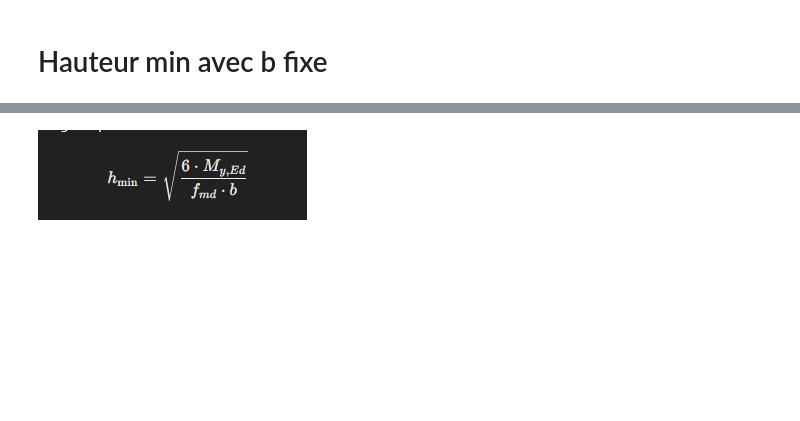
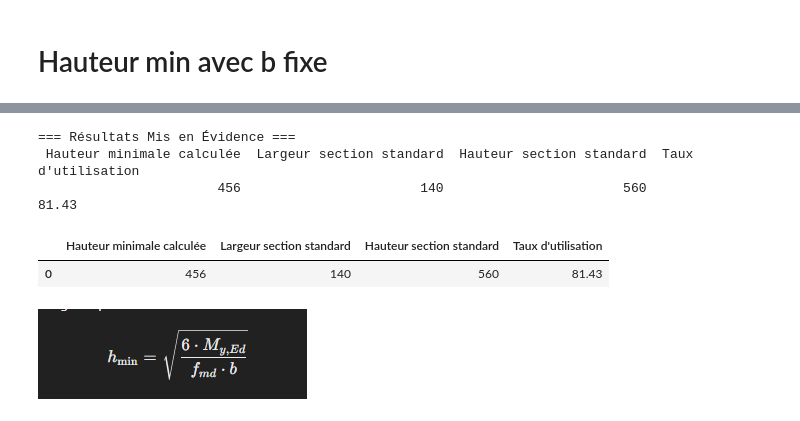
Before and after one commit to Erazq/Bois, a Jupyter notebook: Flexion mono axiale.ipynb, the cells around one changed output, grey strips where cells are left out. Cells and saved outputs as stored; diff of their text form; code cells hidden in the pictures; blank space fills up the shorter version.

```diff
--- a/Flexion mono axiale.ipynb
+++ b/Flexion mono axiale.ipynb
@@ -228,3 +152,66 @@ La hauteur minimale de la section est : 97 mm
+# %%
+import math
+import pandas as pd
+
+# Fonction pour calculer la hauteur minimale
+def hauteur_minimale(moment_flechissant_kNm, largeur, type_bois, classe_humidite, duree_application, ksys=1.0):
+    """
+    Calcule la hauteur minimale de la section pour respecter la vérification à la flexion monoaxiale.
+    """
+    moment_flechissant = moment_flechissant_kNm * 1e6  # Conversion de kNm à Nmm
+    f_md = parametres_bois[type_bois]["f_md"]
+    eta_t = {"infinie": 1.0, "choc": 1.4}.get(duree_application, 1.0)
+    eta_w = {1: 1.0, 2: 0.8, 3: 0.6}.get(classe_humidite, 1.0)
+    f_md_corrigee = f_md * eta_t * eta_w * ksys
+    h_min = math.sqrt((6 * moment_flechissant) / (f_md_corrigee * largeur))
+    return math.ceil(h_min)
+
+# Fonction pour trouver la section standard minimale
+def verifier_sections_standard(moment_flechissant_kNm, type_bois, classe_humidite, duree_application, ksys=1.0):
+    """
+    Trouve les sections standard minimales respectant la vérification à la flexion monoaxiale.
+    """
+    moment_flechissant = moment_flechissant_kNm * 1e6  # Conversion de kNm à Nmm
+    for _, dimensions in dimensions_standard.items():
+        for largeur, hauteurs in dimensions:
+            for hauteur in hauteurs:
+                h_min_calculee = math.sqrt((6 * moment_flechissant) / (parametres_bois[type_bois]['f_md'] * largeur * ksys))
+                if hauteur >= h_min_calculee:
+                    return largeur, hauteur
+    return None, None
+
+moment_flechissant = 110.6  # kNm
+type_bois = "GL24h"
+largeur = 200  # mm (fixe pour le calcul de la hauteur minimale)
+classe_humidite = 1
+duree_application = "infinie"
+ksys = 1.0
+
+# Calcul de la hauteur minimale
+hauteur_min_calculee = hauteur_minimale(moment_flechissant, largeur, type_bois, classe_humidite, duree_application, ksys)
+
+# Recherche de la section standard
+largeur_std, hauteur_std = verifier_sections_standard(moment_flechissant, type_bois, classe_humidite, duree_application, ksys)
+
+# Résultats
+results = {
+    "Hauteur minimale calculée": hauteur_min_calculee,
+    "Largeur section standard": largeur_std,
+    "Hauteur section standard": hauteur_std,
+    "Taux d'utilisation": round((hauteur_min_calculee / hauteur_std) * 100, 2) if hauteur_std else None
+}
+
+# Affichage des résultats avec mise en évidence
+df_results = pd.DataFrame([results])
+print("\n=== Résultats Mis en Évidence ===")
+print(df_results.to_string(index=False))
+display(df_results)
+# %% [output]
+=== Résultats Mis en Évidence ===
+ Hauteur minimale calculée  Largeur section standard  Hauteur section standard  Taux d'utilisation
+                       456                       140                       560               81.43
+|  | Hauteur minimale calculée | Largeur section standard | Hauteur section standard | Taux d'utilisation |
+| 0 | 456 | 140 | 560 | 81.43 |
 # %% [markdown]
 ![image.png](attachment:image.png)
 # %% [markdown]
```
Also changed, not shown: parts of 4 cells of this notebook, 4 other files.
